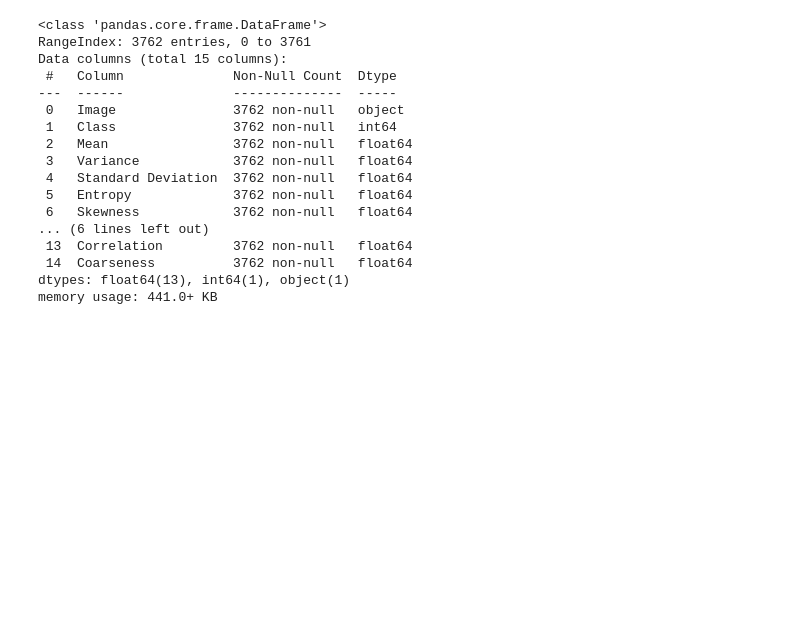
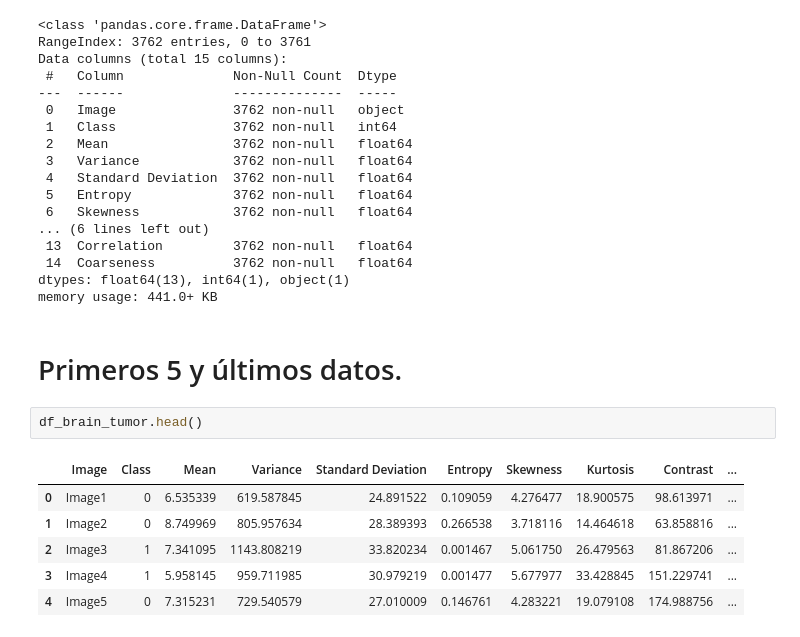
Before and after one commit to andreww44/MachineLearningBrainTumor, a Jupyter notebook: notes.ipynb, the cells around one changed output. Cells and saved outputs as stored; diff of their text form; blank space fills up the shorter version.

```diff
--- a/notes.ipynb
+++ b/notes.ipynb
@@ -148,3 +148,14 @@ Data columns (total 15 columns):
  14  Coarseness          3762 non-null   float64
 dtypes: float64(13), int64(1), object(1)
 memory usage: 441.0+ KB
+# %% [markdown]
+# Primeros 5 y últimos datos.
+# %%
+df_brain_tumor.head()
+# %% [output]
+|  | Image | Class | Mean | Variance | Standard Deviation | Entropy | Skewness | Kurtosis | Contrast | ... |
+| 0 | Image1 | 0 | 6.535339 | 619.587845 | 24.891522 | 0.109059 | 4.276477 | 18.900575 | 98.613971 | ... |
+| 1 | Image2 | 0 | 8.749969 | 805.957634 | 28.389393 | 0.266538 | 3.718116 | 14.464618 | 63.858816 | ... |
+| 2 | Image3 | 1 | 7.341095 | 1143.808219 | 33.820234 | 0.001467 | 5.061750 | 26.479563 | 81.867206 | ... |
+| 3 | Image4 | 1 | 5.958145 | 959.711985 | 30.979219 | 0.001477 | 5.677977 | 33.428845 | 151.229741 | ... |
+| 4 | Image5 | 0 | 7.315231 | 729.540579 | 27.010009 | 0.146761 | 4.283221 | 19.079108 | 174.988756 | ... |
```
Also changed, not shown: parts of 14 cells of this notebook.
